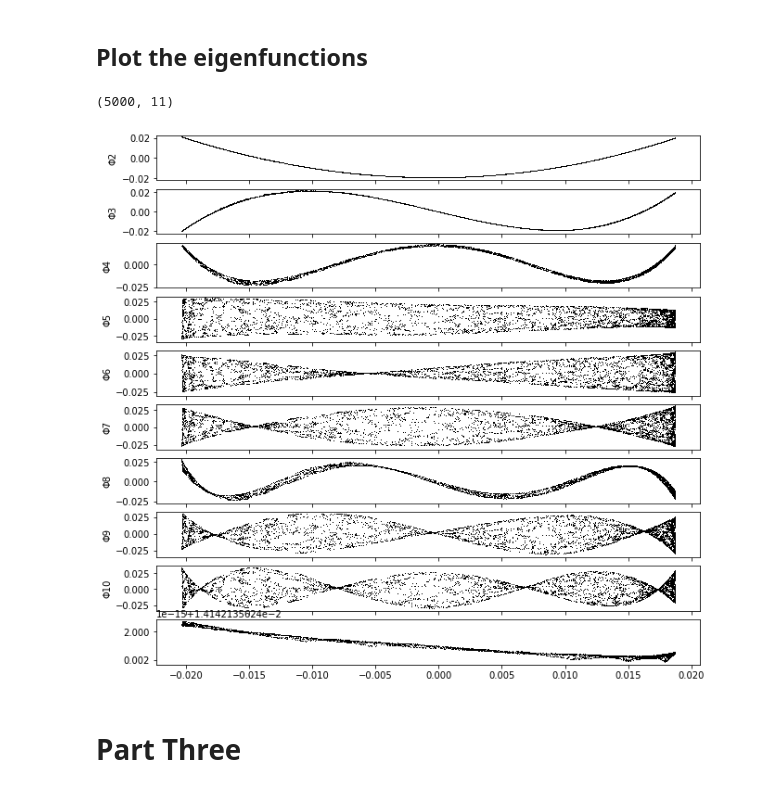
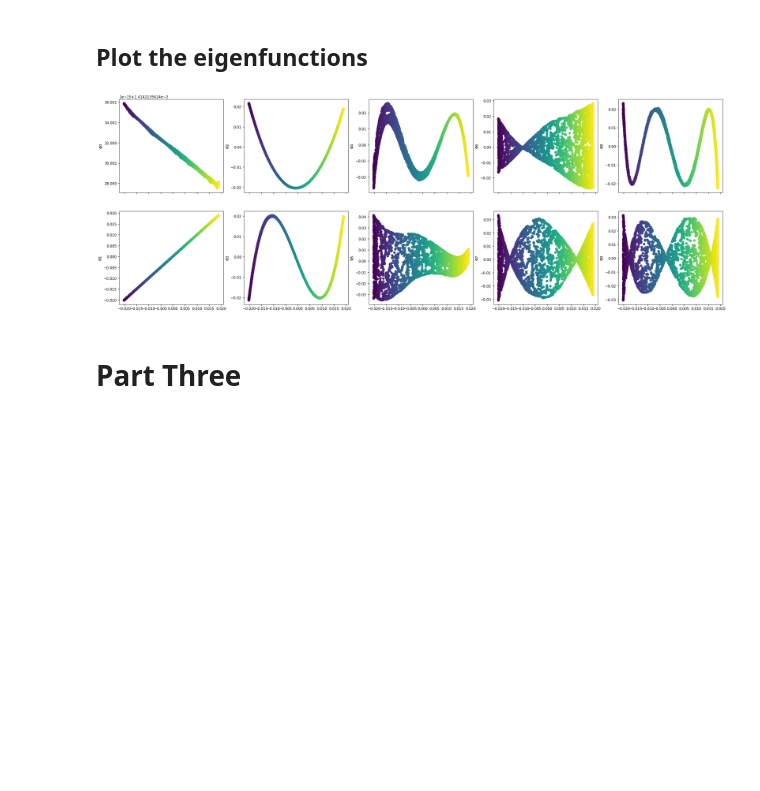
Before and after one commit to gjke/CrowdModelingExercise4, a Jupyter notebook: Task2.ipynb, the cells around one changed output. Saved outputs shown, nothing was run; the diff lists cells and outputs as text; code cells hidden in the pictures; blank space fills up the shorter version.

```diff
--- a/Task2.ipynb
+++ b/Task2.ipynb
@@ -9,7 +9,10 @@ from sklearn import datasets
 import matplotlib.pyplot as plt
 import matplotlib.gridspec as gridspec
 
+from lib.pca.utils import center_data, pca
+
 from scipy.spatial import distance_matrix
 from scipy.sparse.linalg import eigsh
 from scipy.linalg import eigh
 %matplotlib inline
+plt.rcParams['figure.dpi'] = 75
@@ -165,0 +240,15 @@ plt.show()
+# %%
+eigenvalues,eigenvectors = diffusion_map(swiss_roll,amount_of_vectors = 10)
+
+fig, ax = plt.subplots(2,5,sharex=True)
+fig.set_size_inches(30, 10.5)
+X = [0,0,0,0,0,0,0,0,0,0]
+X[0],X[1],X[2],X[3],X[4],X[5],X[6],X[7],X[8],X[9]= zip(*eigenvectors)
+for i in range(2):
+    for j in range(5):
+        ax[i][j].set_ylabel('\u03A6'+str(9-(j*2+i)))
+        ax[i][j].scatter(X[8],X[j*2+i],c = X[8],cmap = 'viridis')
+
+#ax[0].set_ylabel('\u03A6'+str(0))
+#ax[0].plot(X[9],X[10],',k')
+plt.show()
@@ -186,7 +277,7 @@ from datafold.utils.plot import plot_pairwise_eigenvector
 ## Plot the Swiss roll data
 # %%
 nr_samples = 5000
-
+swiss_roll,stuff = sklearn.datasets.make_swiss_roll(n_samples=nr_samples, noise=0.0, random_state=None)
 fig = plt.figure(figsize=(10, 10))
 ax = fig.add_subplot(111, projection="3d")
 X,Y,Z = zip(*swiss_roll)
@@ -194,6 +285,5 @@ ax.scatter(X,Y,Z)
 ax.set_xlabel("x")
 ax.set_ylabel("y")
 ax.set_zlabel("z")
-ax.set_title("point cloud on S-shaped manifold")
 ax.view_init(10, 70)
 # %% [output]
@@ -219,22 +310,21 @@ dmap = dmap.fit(X_pcm)
 # %% [markdown]
 ## Plot the eigenfunctions
 # %%
-fig, ax = plt.subplots(10,sharex=True)
-fig.set_size_inches(10.5, 10.5)
+plt.rcParams['figure.dpi'] = 75
 
-
-evecs, evals = dmap.eigenvectors_, dmap.eigenvalues_
-print(evecs.shape)
+fig, ax = plt.subplots(2,5,sharex=True)
+fig.set_size_inches(30, 10.5)
+plt.rcParams['figure.dpi'] = 50
 X = [0,0,0,0,0,0,0,0,0,0,0]
 X[0],X[1],X[2],X[3],X[4],X[5],X[6],X[7],X[8],X[9],X[10]= zip(*evecs)
-for z in range(2,11):
-    ax[z-2].set_ylabel('\u03A6'+str(z))
-    ax[z-2].plot(X[1], X[z],',k')
-ax[9].plot(X[1],X[0],',k')
+for i in range(2):
+    for j in range(5):
+        ax[i][j].set_ylabel('\u03A6'+str((j*2+i)))
+        ax[i][j].scatter(X[1],X[j*2+i],c = X[1],cmap = 'viridis')
+
 plt.show()
 # %% [output]
-(5000, 11)
-[figure, old version]
+[figure, new version]
 # %% [markdown]
 # Part Three
 # %% [markdown]
```
Also changed, not shown: parts of 21 cells of this notebook.
